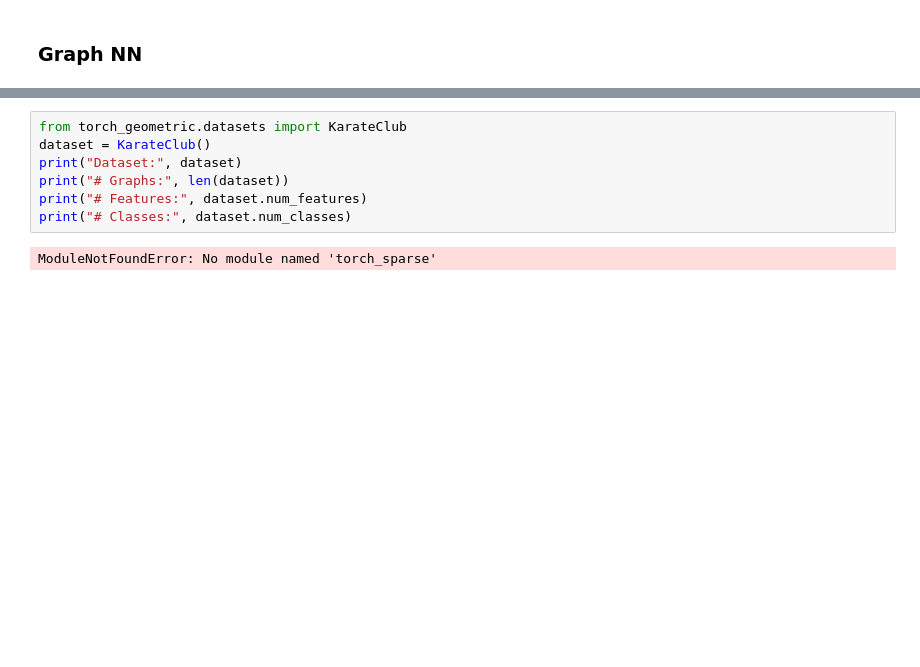
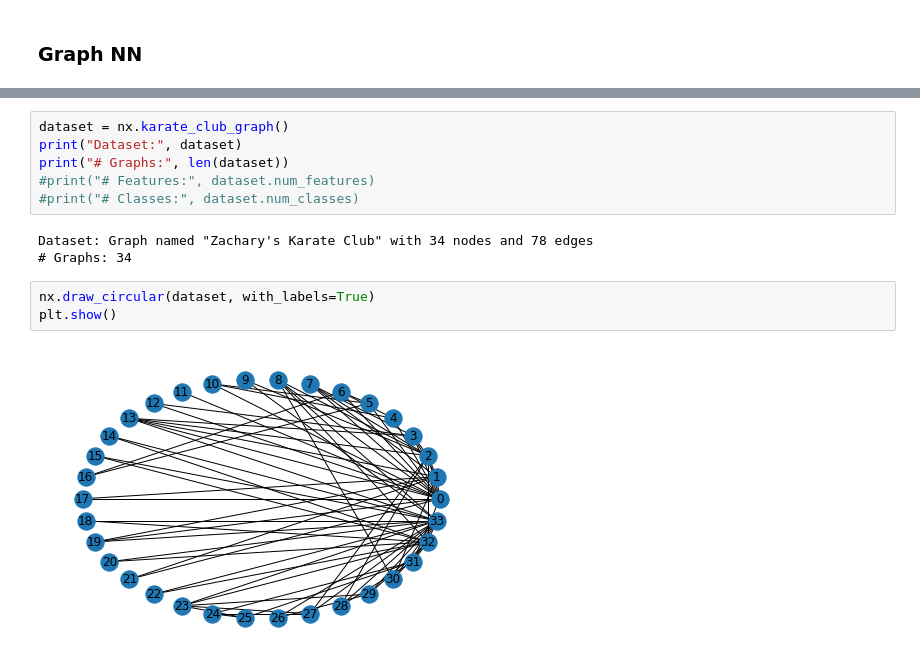
Before and after one commit to borislevant/aiplayground, a Jupyter notebook: graph_playground.ipynb, the cells around one changed output, grey strips where cells are left out. Cells and saved outputs as stored; diff of their text form; blank space fills up the shorter version.

```diff
--- a/graph_playground.ipynb
+++ b/graph_playground.ipynb
@@ -45,9 +66,14 @@ nx.draw(H, with_labels=True, node_color=colors, node_size=sizes)
 # %%
-from torch_geometric.datasets import KarateClub
-dataset = KarateClub()
+dataset = nx.karate_club_graph()
 print("Dataset:", dataset)
 print("# Graphs:", len(dataset))
-print("# Features:", dataset.num_features)
-print("# Classes:", dataset.num_classes)
+#print("# Features:", dataset.num_features)
+#print("# Classes:", dataset.num_classes)
 # %% [output]
-ModuleNotFoundError: No module named 'torch_sparse'
+Dataset: Graph named "Zachary's Karate Club" with 34 nodes and 78 edges
+# Graphs: 34
+# %%
+nx.draw_circular(dataset, with_labels=True)
+plt.show()
+# %% [output]
+[figure, added]
```
Also changed, not shown: parts of 4 cells of this notebook.
